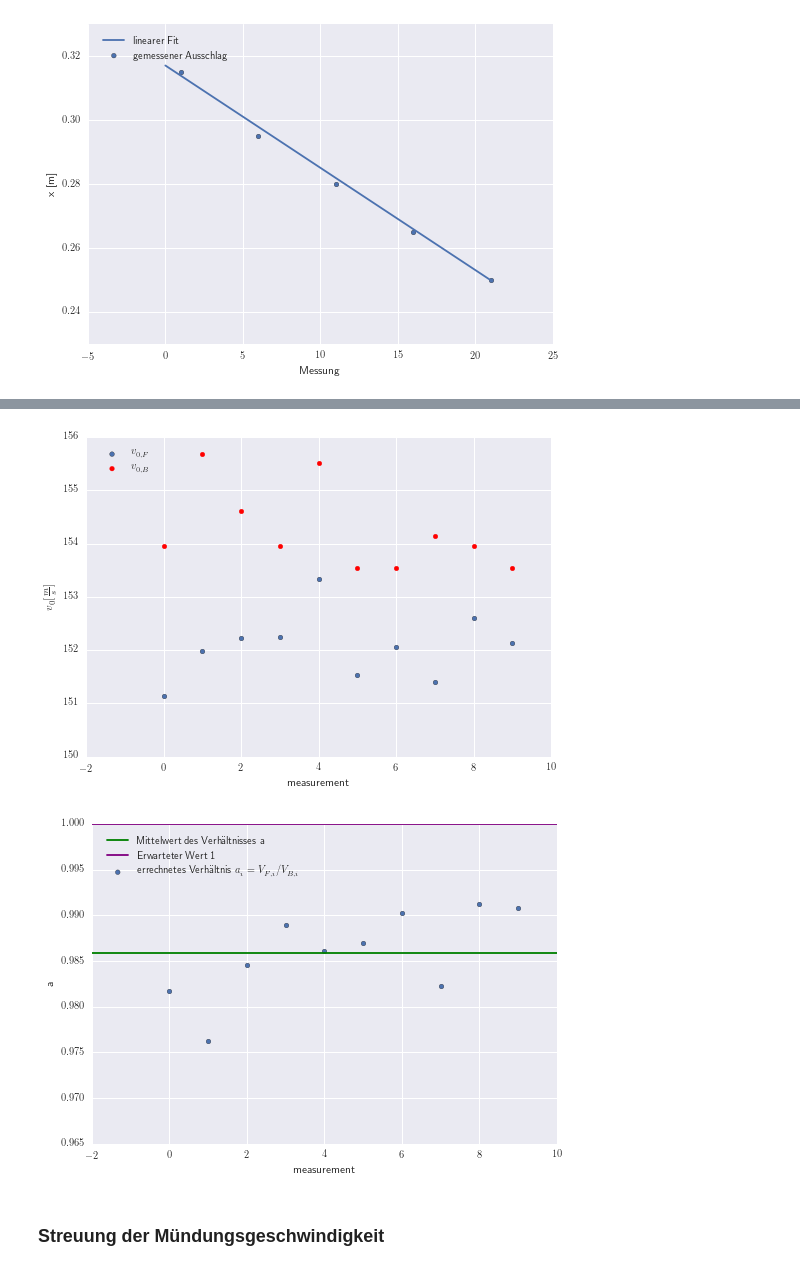
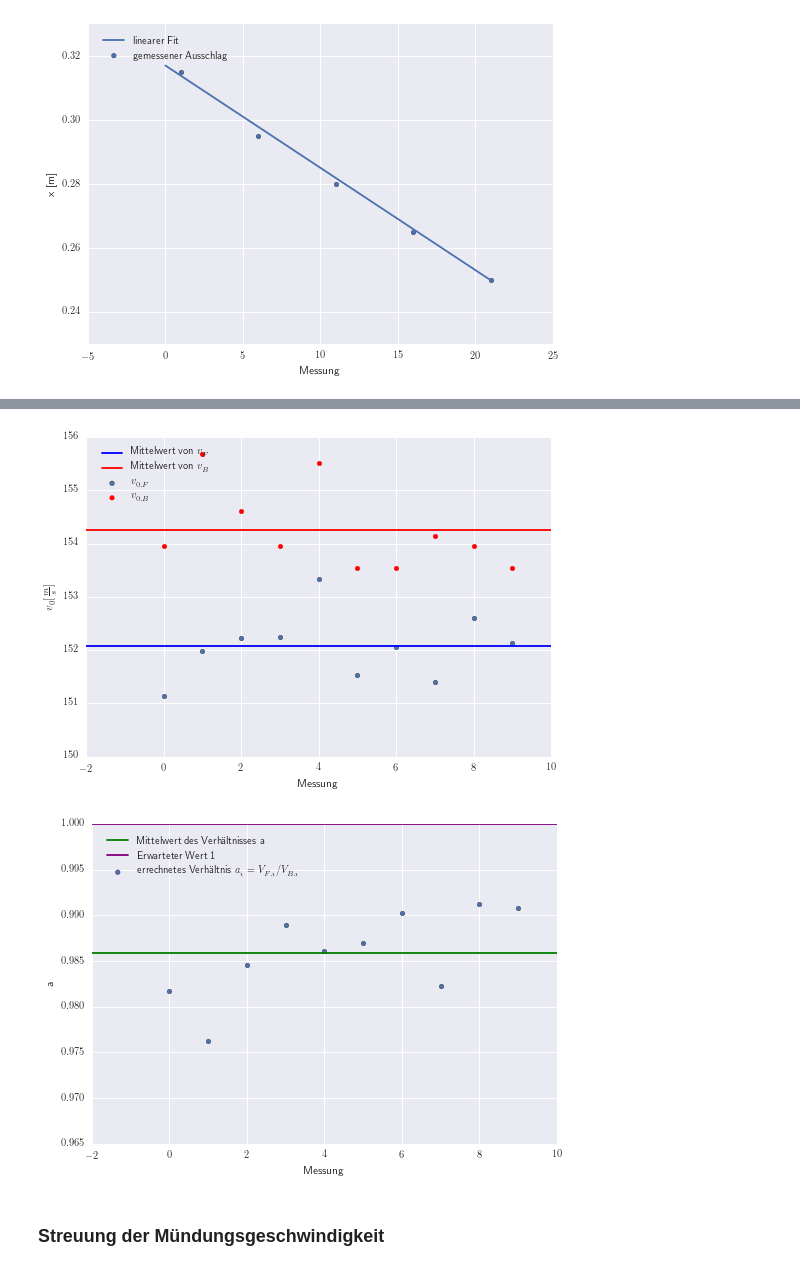
Before and after one commit to Yatekii/glal3, a Jupyter notebook: versuch2/M1.ipynb, the cells around one changed output, grey strips where cells are left out. Saved outputs shown, nothing was run; the diff lists cells and outputs as text; code cells hidden in the pictures.

```diff
--- a/versuch2/M1.ipynb
+++ b/versuch2/M1.ipynb
@@ -269,7 +281,7 @@ Dieses Verfahren ist in Grafik \ref{fig:luftwiderstand_fit} gut zu sehen. Dieses
 # Read Data
 v1_df = pd.read_csv('data/ballistisch.csv')
 v1_M = 0.09836
-v1_a = 1.973
+v1_l = 1.973
 v1_g = 9.80705
 
 # Plot only one graph of the linear fit
@@ -305,16 +321,20 @@ for n in range(10):
 v1_df['x'] = pd.Series(v1_x)
 
 # Calculate all v_B at impact
-v1_k = v1_g / (2 * math.pi) * (v1_M + v1_m) / v1_m / v1_a * v1_T
-v1_b = 1 - 3 / 8 * (v1_df['x'] / v1_a)**2
+v1_k = v1_g / (2 * math.pi) * (v1_M + v1_m) / v1_m / v1_l * v1_T
+v1_b = 1 - 3 / 8 * (v1_df['x'] / v1_l)**2
 v1_df['v_ballistic'] = pd.Series(v1_k * v1_df['x'] * v1_b)
 
+v1_mean = v1_df.mean()
+
 # Plot calculated velocities
-ax = v1_df.plot(kind='scatter', x='measurement', y='v_flug', label='errechnete Geschwindigkeit mit Flugzeitmethode')
-plt.scatter(v1_df['measurement'], v1_df['v_ballistic'], label='errechnete Geschwindigkeit mit ballistischer Methode', color='red', axes=ax)
+ax = v1_df.plot(kind='scatter', x='measurement', y='v_flug', label='$v_F$: errechnete Geschwindigkeit mit Flugzeitmethode')
+plt.scatter(v1_df['measurement'], v1_df['v_ballistic'], label='$v_B$: errechnete Geschwindigkeit mit ballistischer Methode', color='red', axes=ax)
+plt.axhline(y=v1_mean['v_flug'], axes=ax, color='blue', label='Mittelwert von $v_F$')
+plt.axhline(y=v1_mean['v_ballistic'], axes=ax, color='red', label='Mittelwert von $v_B$')
 plt.xlabel('Messung')
 plt.ylabel('$v[\\frac{m}{s}]$')
-plt.ylim([150, 160])
+#plt.ylim([150, 160])
 plt.legend(bbox_to_anchor=(0.02, 0.98), loc=2, borderaxespad=0.2)
 plt.close(ax.figure)
 
@@ -379,37 +350,42 @@ Um die Messmethoden vergleichen zu können wurden alle _einzelnen_ errechneten G
 # %%
 # Luftwiderstandskorrektur single and mean calculation
 
-v1_mean = v1_df.mean()
-v1_sem = v1_df.sem()
 v1_flug_muendung = pd.Series(list(map(partial(air_resistance, v1_s / 2), v1_df['v_flug'])))
 v1_ballistic_muendung = pd.Series(list(map(partial(air_resistance, v1_sb1), v1_df['v_ballistic'])))
 v1_a = v1_flug_muendung / v1_ballistic_muendung
 v1_a_mean = np.mean(v1_a)
 v1_a_sem = stats.sem(v1_a)
 v1_df['a'] = v1_a
 v1_df['v_flug_muendung'] = v1_flug_muendung
 v1_df['v_ballistic_muendung'] = v1_ballistic_muendung
 
+v1_mean = v1_df.mean()
+
 ax = v1_df.plot(kind='scatter', x='measurement', y='v_flug_muendung', label='$v_{0,F}$')
 plt.scatter(v1_df['measurement'], v1_df['v_ballistic_muendung'], label='$v_{0,B}$', color='red', axes=ax)
+plt.axhline(y=v1_mean['v_flug_muendung'], axes=ax, color='blue', label='Mittelwert von $v_F$')
+plt.axhline(y=v1_mean['v_ballistic_muendung'], axes=ax, color='red', label='Mittelwert von $v_B$')
 plt.ylabel('$v_0 [\\frac{m}{s}]$')
+plt.xlabel('Messung')
 plt.legend(bbox_to_anchor=(0.02, 0.98), loc=2, borderaxespad=0.2)
 plt.close(ax.figure)
 
 figure = PrettyFigure(ax.figure, label='fig:laufzeiten_luft_v_balllistisch_mean', caption='Die Geschwindigkeiten errechnet mit der Flugzeit- und der ballistischen Methode an Mündung im Vergleich.')
 figure.show()
 
 ax = v1_df.plot(kind='scatter', x='measurement', y='a', label='errechnetes Verhältnis $a_i = V_{F,i}/V_{B,i}$')
 plt.axhline(y=v1_a_mean, axes=ax, label='Mittelwert des Verhältnisses a', color='green')
 plt.axhline(y=1, axes=ax, label='Erwarteter Wert 1', color='purple')
+plt.xlabel('Messung')
+plt.ylabel('a')
 plt.legend(bbox_to_anchor=(0.02, 0.98), loc=2, borderaxespad=0.2)
 plt.close(ax.figure)
 
 figure = PrettyFigure(ax.figure, label='fig:laufzeiten_luft_v_balllistisch_mean_ratio', caption='Die mittleren Geschwindigkeiten errechnet mit der Flugzeit- und der ballistischen Methode an Mündung im Verhältnis dargestellt und ihr erwarteter Wert von 1 zum Vergleich.')
 figure.show()
 # %% [output]
-[figure, old version]
+[figure, new version]
-[figure, old version]
+[figure, new version]
 # %% [markdown]
 ### Streuung der Mündungsgeschwindigkeit
 # %%
```
Also changed, not shown: parts of 24 cells of this notebook, 27 other files.
